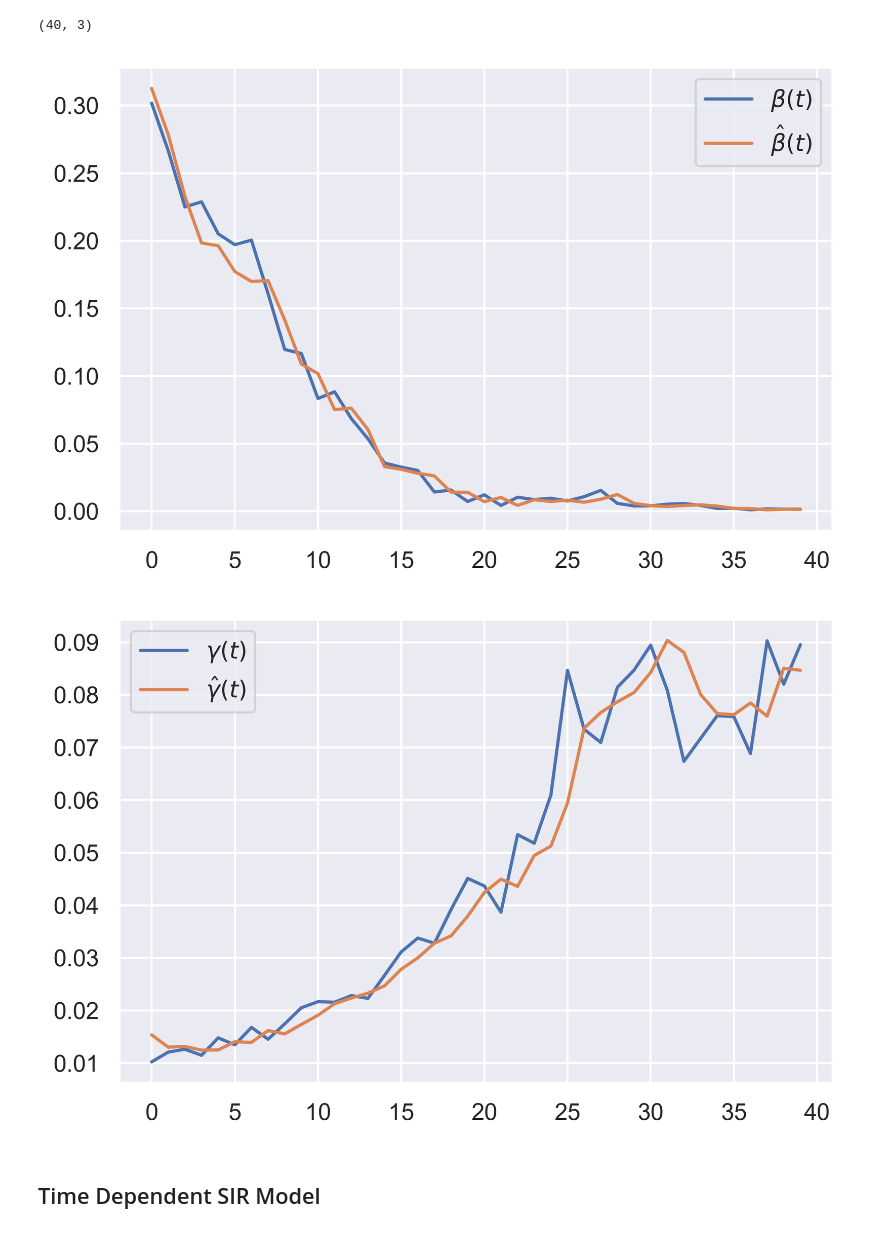
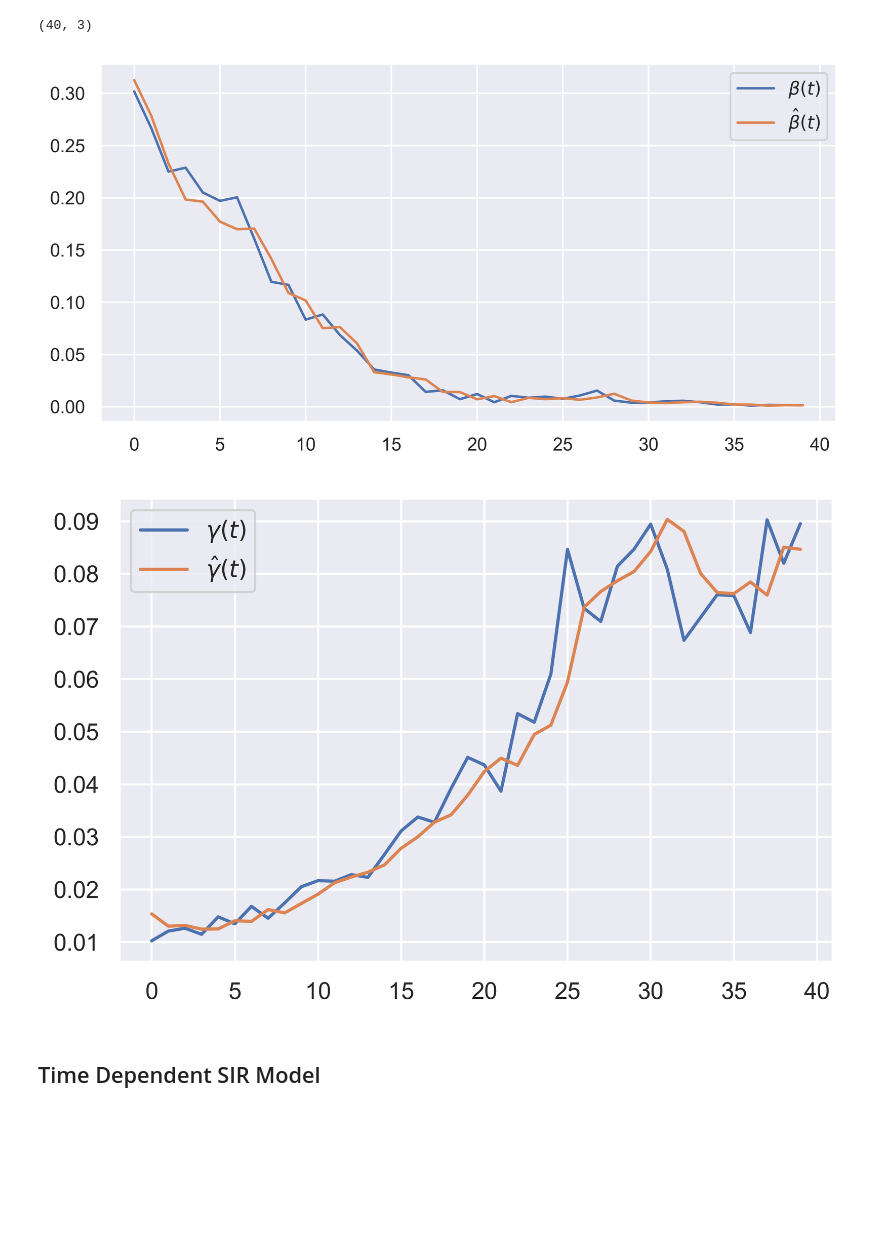
Before and after one commit to ishaandey/covid-19, a Jupyter notebook: sir_model-paper.ipynb, the cells around one changed output. Drawn from its saved outputs; the diff is of its cells as text; code cells hidden in the pictures; blank space fills up the shorter version.

```diff
--- a/sir_model-paper.ipynb
+++ b/sir_model-paper.ipynb
@@ -137,19 +137,19 @@ x_beta.shape
 (40, 3)
 # %%
 ##### Plot the training and testing results #####
-plt.figure(1)
+plt.figure(1, figsize=(8,4))
 plt.plot(y_beta, label=r'$\beta (t)$')
 plt.plot(beta_hat, label=r'$\hat{\beta}(t)$')
 plt.legend()
 
 plt.figure(2)
 plt.plot(y_gamma, label=r'$\gamma (t)$')
 plt.plot(gamma_hat, label=r'$\hat{\gamma}(t)$')
 plt.legend()
 
 plt.show()
 # %% [output]
-[figure, old version]
+[figure, new version]
 [figure]
 # %% [markdown]
 ## Time Dependent SIR Model
```
Also changed, not shown: parts of 2 cells of this notebook, 4 other files.
